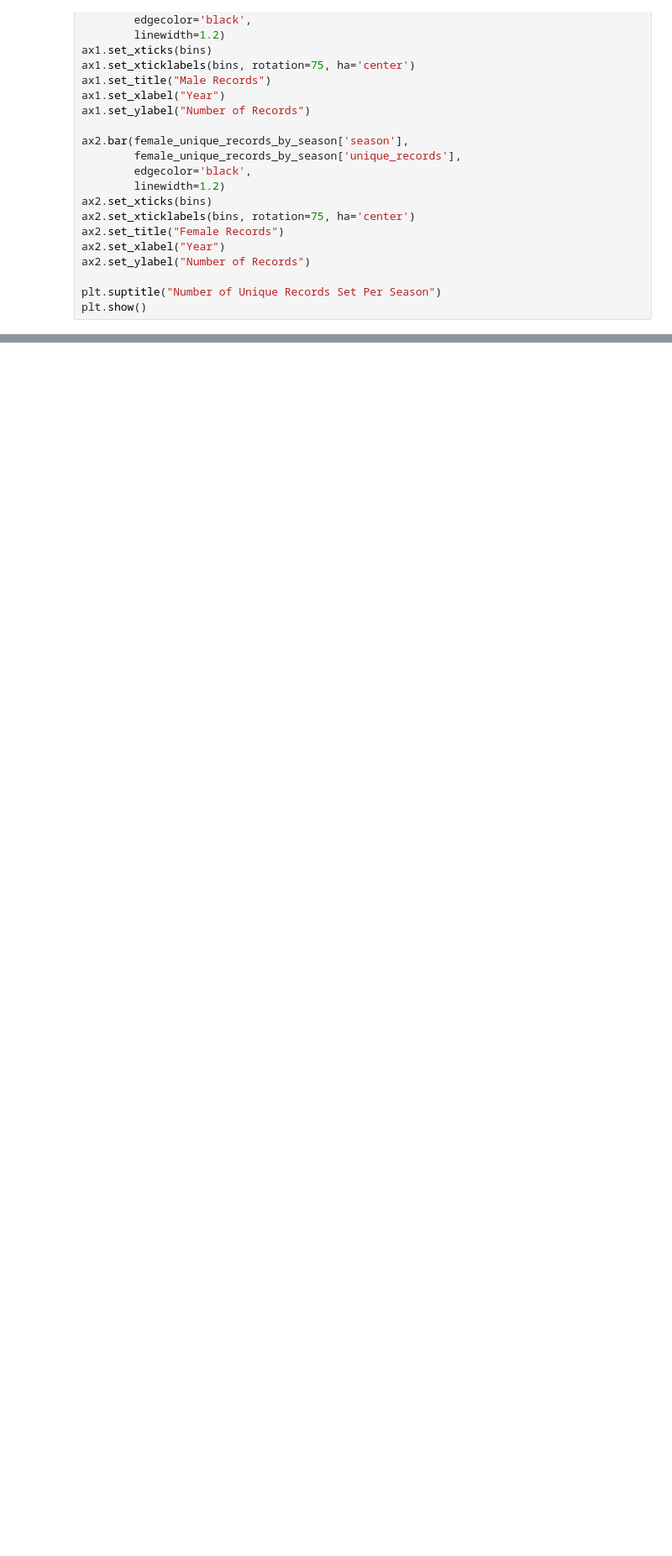
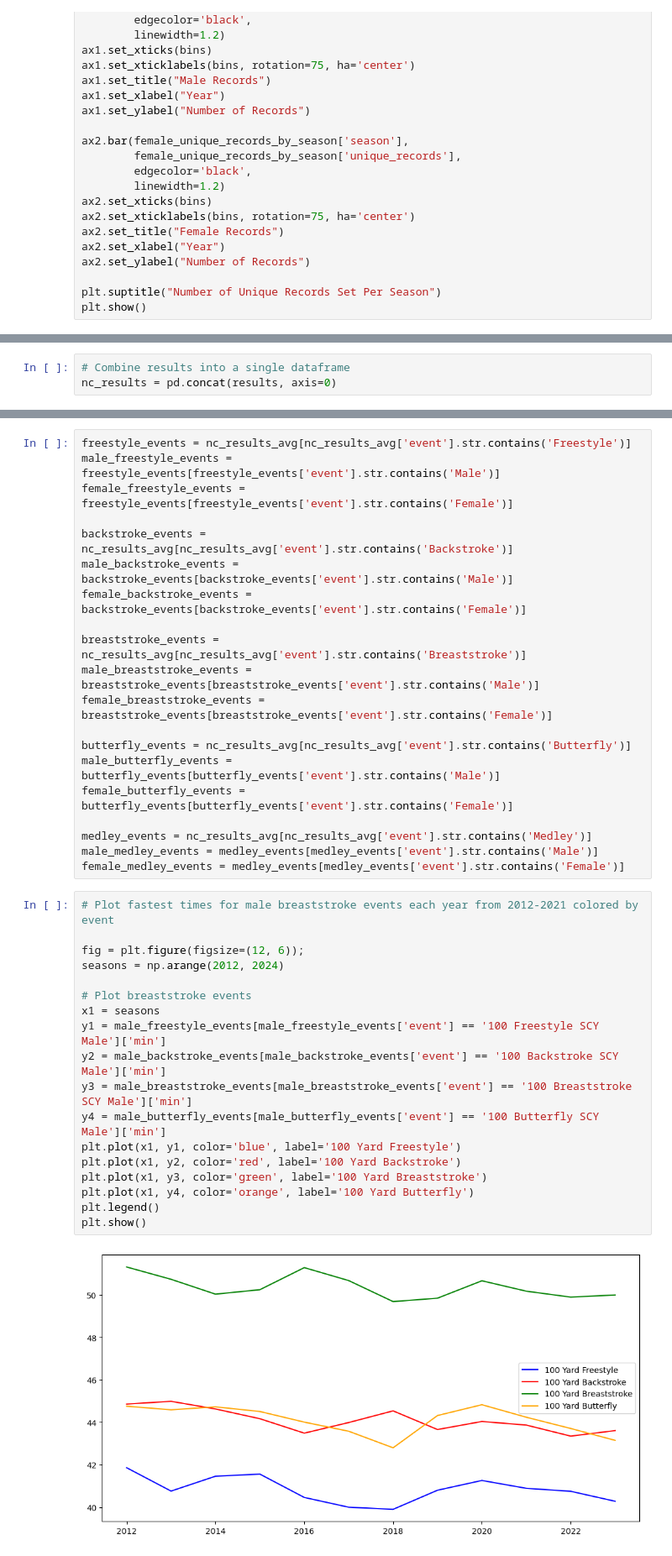
Before and after one commit to KendrickMcD/NCAA_Swimming_Analysis, a Jupyter notebook: NCAA_Swimming Analysis.ipynb, the cells around one changed output, grey strips where cells are left out. Shown at 84% size. Drawn from its saved outputs; the diff is of its cells as text; blank space fills up the shorter version.

```diff
--- a/NCAA_Swimming Analysis.ipynb
+++ b/NCAA_Swimming Analysis.ipynb
@@ -245,0 +288,3 @@ records_broken_by = records_broken_by.groupby(['season', 'distance'])['record_br
+# %%
+# Combine results into a single dataframe
+nc_results = pd.concat(results, axis=0)
@@ -245,0 +398,40 @@ records_broken_by = records_broken_by.groupby(['season', 'distance'])['record_br
+# %%
+freestyle_events = nc_results_avg[nc_results_avg['event'].str.contains('Freestyle')]
+male_freestyle_events = freestyle_events[freestyle_events['event'].str.contains('Male')]
+female_freestyle_events = freestyle_events[freestyle_events['event'].str.contains('Female')]
+
+backstroke_events = nc_results_avg[nc_results_avg['event'].str.contains('Backstroke')]
+male_backstroke_events = backstroke_events[backstroke_events['event'].str.contains('Male')]
+female_backstroke_events = backstroke_events[backstroke_events['event'].str.contains('Female')]
+
+breaststroke_events = nc_results_avg[nc_results_avg['event'].str.contains('Breaststroke')]
+male_breaststroke_events = breaststroke_events[breaststroke_events['event'].str.contains('Male')]
+female_breaststroke_events = breaststroke_events[breaststroke_events['event'].str.contains('Female')]
+
+butterfly_events = nc_results_avg[nc_results_avg['event'].str.contains('Butterfly')]
+male_butterfly_events = butterfly_events[butterfly_events['event'].str.contains('Male')]
+female_butterfly_events = butterfly_events[butterfly_events['event'].str.contains('Female')]
+
+medley_events = nc_results_avg[nc_results_avg['event'].str.contains('Medley')]
+male_medley_events = medley_events[medley_events['event'].str.contains('Male')]
+female_medley_events = medley_events[medley_events['event'].str.contains('Female')]
+# %%
+# Plot fastest times for male breaststroke events each year from 2012-2021 colored by event
+
+fig = plt.figure(figsize=(12, 6));
+seasons = np.arange(2012, 2024)
+
+# Plot breaststroke events
+x1 = seasons
+y1 = male_freestyle_events[male_freestyle_events['event'] == '100 Freestyle SCY Male']['min']
+y2 = male_backstroke_events[male_backstroke_events['event'] == '100 Backstroke SCY Male']['min']
+y3 = male_breaststroke_events[male_breaststroke_events['event'] == '100 Breaststroke SCY Male']['min']
+y4 = male_butterfly_events[male_butterfly_events['event'] == '100 Butterfly SCY Male']['min']
+plt.plot(x1, y1, color='blue', label='100 Yard Freestyle')
+plt.plot(x1, y2, color='red', label='100 Yard Backstroke')
+plt.plot(x1, y3, color='green', label='100 Yard Breaststroke')
+plt.plot(x1, y4, color='orange', label='100 Yard Butterfly')
+plt.legend()
+plt.show()
+# %% [output]
+[figure, added]
```
Also changed, not shown: parts of 23 cells of this notebook, 14 other files.
